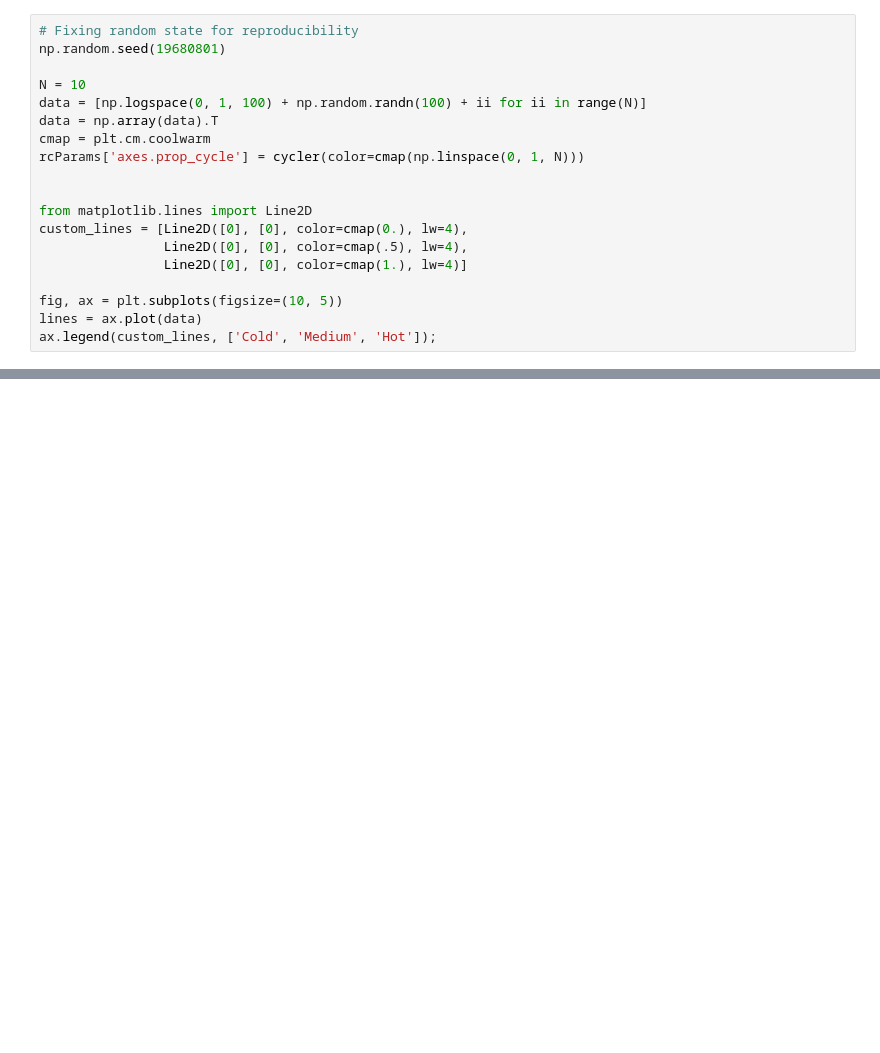
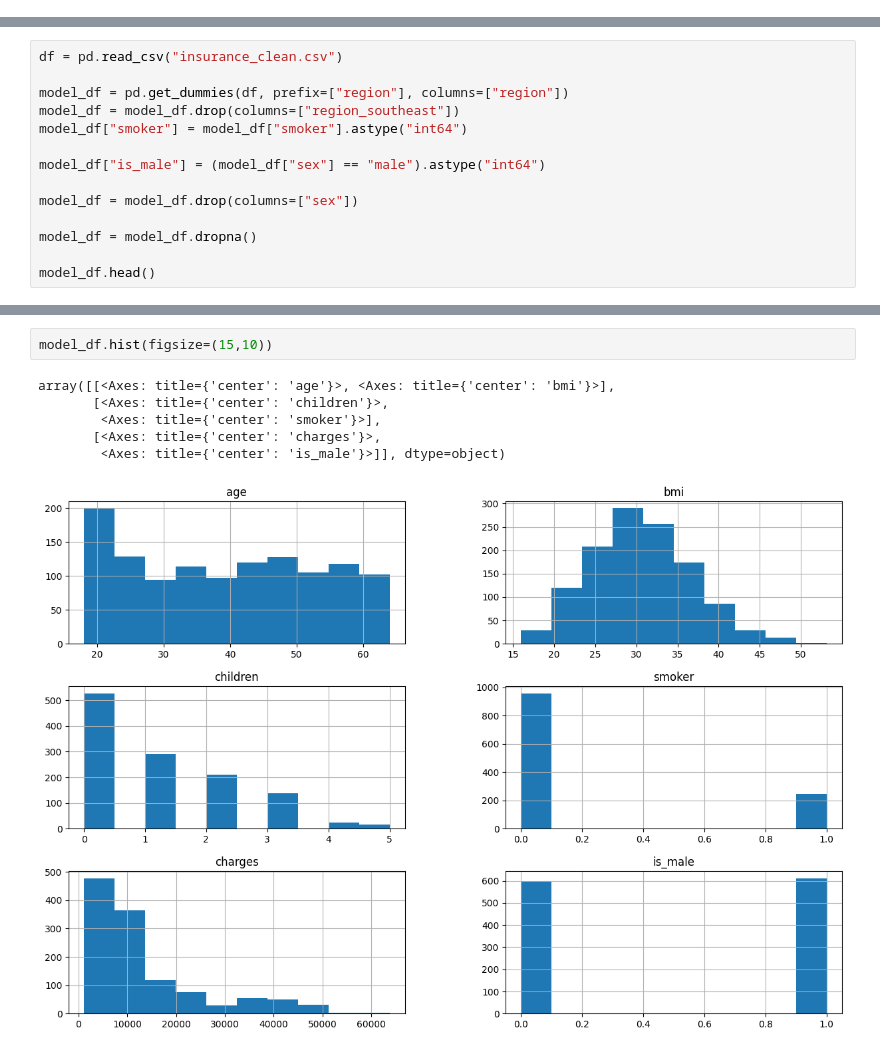
Before and after one commit to IlionAcre/healthcare-regression, a Jupyter notebook: healthcare_regression/_build/jupyter_execute/healthcare_regression.ipynb, the cells around one changed output, grey strips where cells are left out. Saved outputs shown, nothing was run; the diff lists cells and outputs as text; blank space fills up the shorter version.

```diff
--- a/healthcare_regression/_build/jupyter_execute/healthcare_regression.ipynb
+++ b/healthcare_regression/_build/jupyter_execute/healthcare_regression.ipynb
@@ -47,19 +0,0 @@ plt.ion()
-# %%
-# Fixing random state for reproducibility
-np.random.seed(19680801)
-
-N = 10
-data = [np.logspace(0, 1, 100) + np.random.randn(100) + ii for ii in range(N)]
-data = np.array(data).T
-cmap = plt.cm.coolwarm
-rcParams['axes.prop_cycle'] = cycler(color=cmap(np.linspace(0, 1, N)))
-
-
-from matplotlib.lines import Line2D
-custom_lines = [Line2D([0], [0], color=cmap(0.), lw=4),
-                Line2D([0], [0], color=cmap(.5), lw=4),
-                Line2D([0], [0], color=cmap(1.), lw=4)]
-
-fig, ax = plt.subplots(figsize=(10, 5))
-lines = ax.plot(data)
-ax.legend(custom_lines, ['Cold', 'Medium', 'Hot']);
@@ -70,0 +115,14 @@ with your book. For more information about this, see [the Jupyter Book documenta
+# %%
+df = pd.read_csv("insurance_clean.csv")
+
+model_df = pd.get_dummies(df, prefix=["region"], columns=["region"])
+model_df = model_df.drop(columns=["region_southeast"])
+model_df["smoker"] = model_df["smoker"].astype("int64")
+
+model_df["is_male"] = (model_df["sex"] == "male").astype("int64")
+
+model_df = model_df.drop(columns=["sex"])
+
+model_df = model_df.dropna()
+
+model_df.head()
@@ -70,0 +140,9 @@ with your book. For more information about this, see [the Jupyter Book documenta
+# %%
+model_df.hist(figsize=(15,10))
+# %% [output]
+array([[<Axes: title={'center': 'age'}>, <Axes: title={'center': 'bmi'}>],
+       [<Axes: title={'center': 'children'}>,
+        <Axes: title={'center': 'smoker'}>],
+       [<Axes: title={'center': 'charges'}>,
+        <Axes: title={'center': 'is_male'}>]], dtype=object)
+[figure, added]
```
Also changed, not shown: parts of 43 cells of this notebook, 12 other files.
